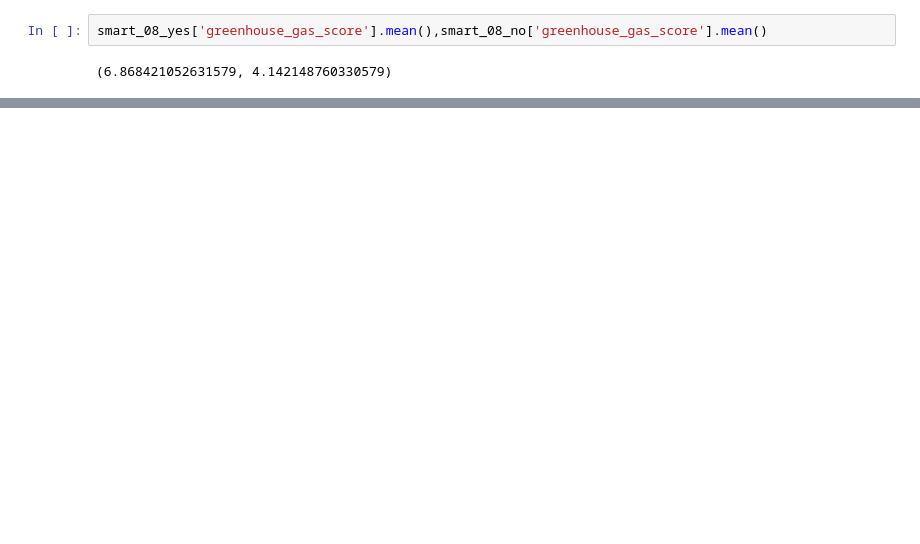
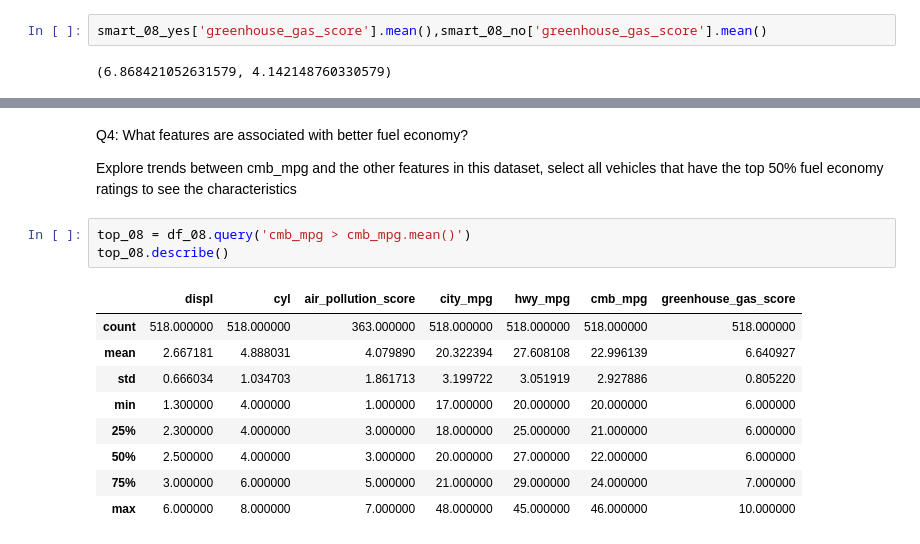
Before and after one commit to AmzadHossainrafis/fuel-economy-data-analysis, a Jupyter notebook: project_name/project.ipynb, the cells around one changed output, grey strips where cells are left out. Drawn from its saved outputs; the diff is of its cells as text; blank space fills up the shorter version.

```diff
--- a/project_name/project.ipynb
+++ b/project_name/project.ipynb
@@ -904,0 +905,17 @@ smart_18_yes['greenhouse_gas_score'].value_counts(), smart_08_yes['greenhouse_ga
+# %% [markdown]
+Q4: What features are associated with better fuel economy?
+
+Explore trends between cmb_mpg and the other features in this dataset, select all vehicles that have the top 50% fuel economy ratings to see the characteristics
+# %%
+top_08 = df_08.query('cmb_mpg > cmb_mpg.mean()')
+top_08.describe()
+# %% [output]
+|  | displ | cyl | air_pollution_score | city_mpg | hwy_mpg | cmb_mpg | greenhouse_gas_score |
+| count | 518.000000 | 518.000000 | 363.000000 | 518.000000 | 518.000000 | 518.000000 | 518.000000 |
+| mean | 2.667181 | 4.888031 | 4.079890 | 20.322394 | 27.608108 | 22.996139 | 6.640927 |
+| std | 0.666034 | 1.034703 | 1.861713 | 3.199722 | 3.051919 | 2.927886 | 0.805220 |
+| min | 1.300000 | 4.000000 | 1.000000 | 17.000000 | 20.000000 | 20.000000 | 6.000000 |
+| 25% | 2.300000 | 4.000000 | 3.000000 | 18.000000 | 25.000000 | 21.000000 | 6.000000 |
+| 50% | 2.500000 | 4.000000 | 3.000000 | 20.000000 | 27.000000 | 22.000000 | 6.000000 |
+| 75% | 3.000000 | 6.000000 | 5.000000 | 21.000000 | 29.000000 | 24.000000 | 7.000000 |
+| max | 6.000000 | 8.000000 | 7.000000 | 48.000000 | 45.000000 | 46.000000 | 10.000000 |
```
Also changed, not shown: parts of 4 cells of this notebook.
